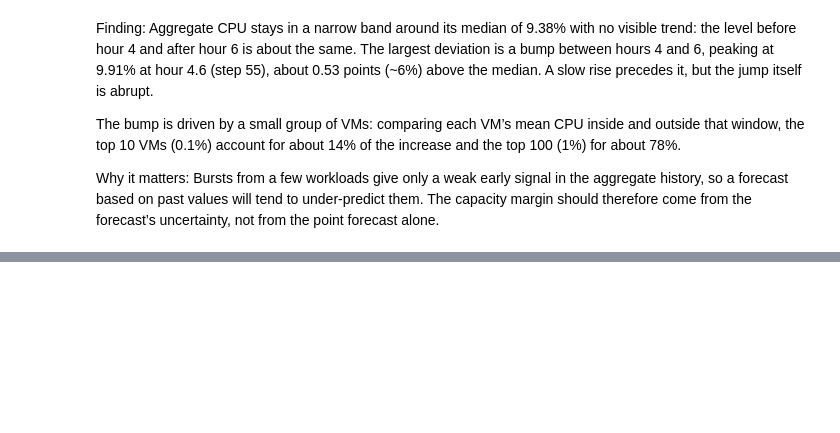
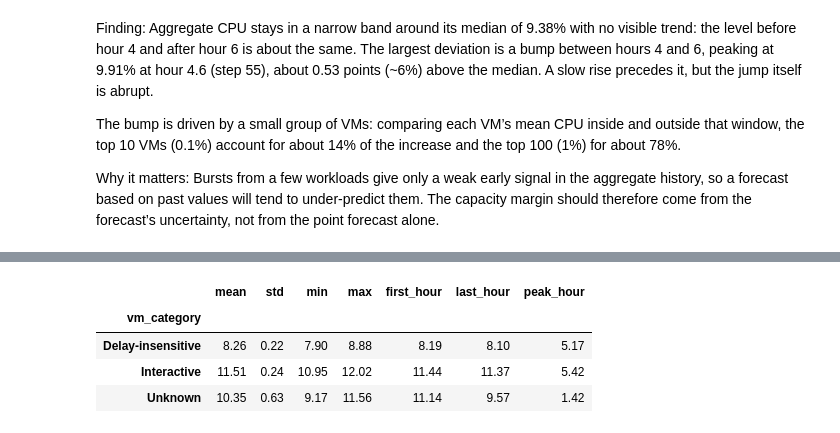
Before and after one commit to u230709018/forecasting-challenge, a Jupyter notebook: notebooks/02_eda.ipynb, the cells around one changed output, grey strips where cells are left out. Drawn from its saved outputs; the diff is of its cells as text; code cells hidden in the pictures; blank space fills up the shorter version.

```diff
--- a/notebooks/02_eda.ipynb
+++ b/notebooks/02_eda.ipynb
@@ -85,0 +182,17 @@ Why it matters: Bursts from a few workloads give only a weak early signal in the
+# %%
+summary = pd.DataFrame({
+    "mean": seg_series.mean(),
+    "std": seg_series.std(),
+    "min": seg_series.min(),
+    "max": seg_series.max(),
+    "first_hour": seg_series.iloc[:12].mean(),
+    "last_hour": seg_series.iloc[-12:].mean(),
+    "peak_hour": seg_series.idxmax() / 3600,
+}).round(2)
+summary
+# %% [output]
+|  | mean | std | min | max | first_hour | last_hour | peak_hour |
+| vm_category |  |  |  |  |  |  |  |
+| Delay-insensitive | 8.26 | 0.22 | 7.90 | 8.88 | 8.19 | 8.10 | 5.17 |
+| Interactive | 11.51 | 0.24 | 10.95 | 12.02 | 11.44 | 11.37 | 5.42 |
+| Unknown | 10.35 | 0.63 | 9.17 | 11.56 | 11.14 | 9.57 | 1.42 |
```
Also changed, not shown: parts of 9 cells of this notebook, 2 other files.
